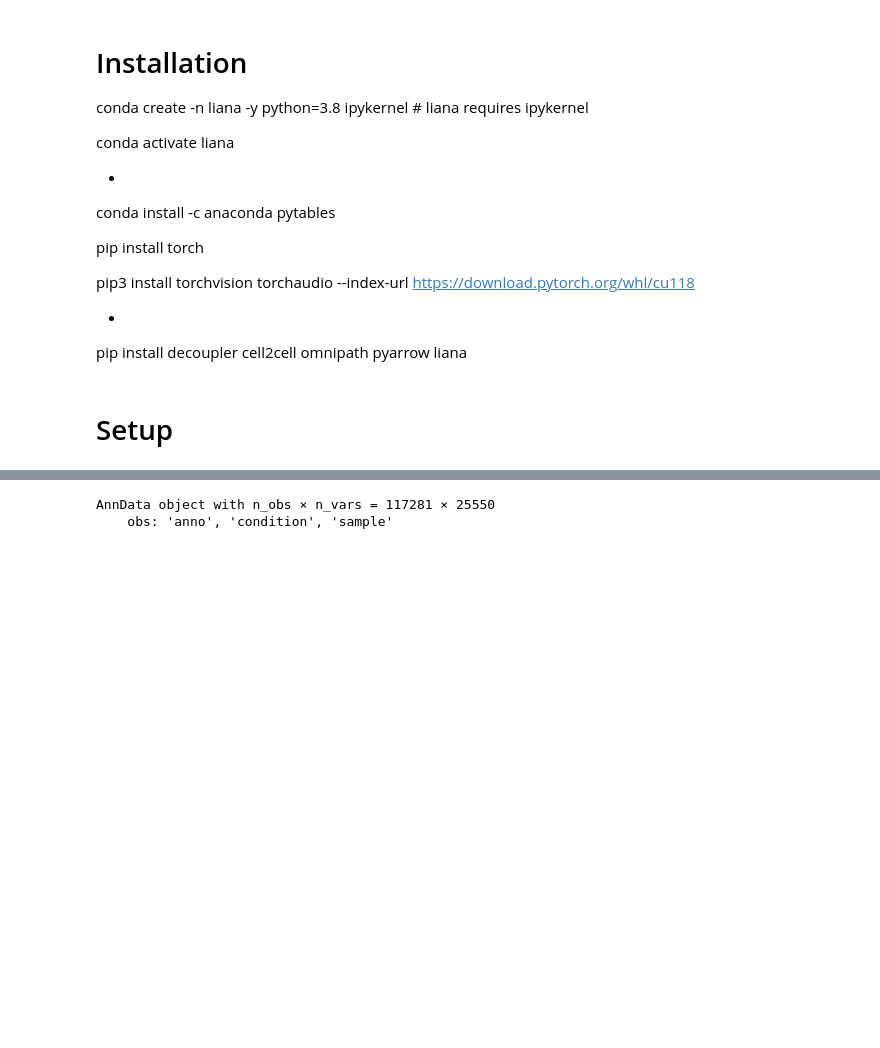
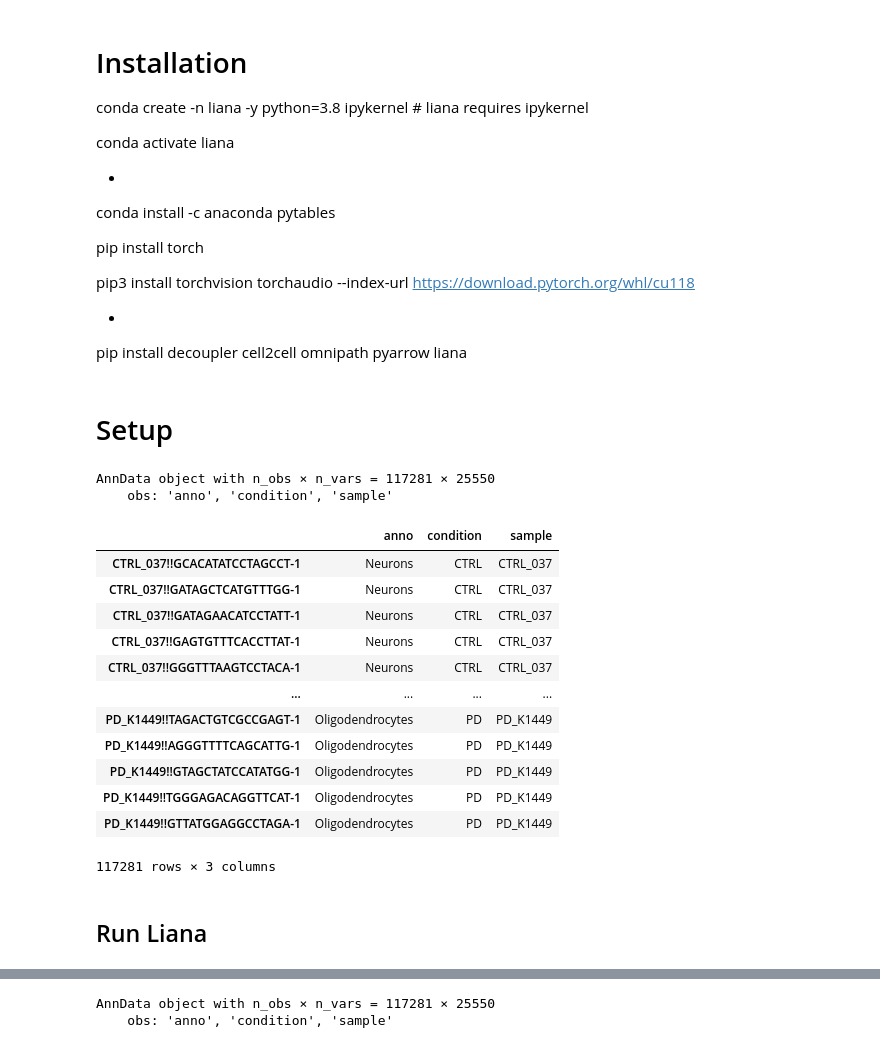
Before and after one commit to rrydbirk/MSAvsPD, a Jupyter notebook: Liana.ipynb, the cells around one changed output, grey strips where cells are left out. Saved outputs shown, nothing was run; the diff lists cells and outputs as text; code cells hidden in the pictures; blank space fills up the shorter version.

```diff
--- a/Liana.ipynb
+++ b/Liana.ipynb
@@ -44,0 +53,27 @@ warnings.simplefilter('ignore', FutureWarning)
+# %%
+adata = ad.AnnData(X = dat.tocsr())
+adata.obs_names = cellIds[0]
+adata.var_names = genes[0]
+adata.obs["anno"] = pd.Categorical(anno[1])
+adata.obs["condition"] = pd.Categorical(condition)
+adata.obs["sample"] = pd.Categorical(sample)
+adata
+# %% [output]
+AnnData object with n_obs × n_vars = 117281 × 25550
+    obs: 'anno', 'condition', 'sample'
+# %%
+adata.obs
+# %% [output]
+|  | anno | condition | sample |
+| CTRL_037!!GCACATATCCTAGCCT-1 | Neurons | CTRL | CTRL_037 |
+| CTRL_037!!GATAGCTCATGTTTGG-1 | Neurons | CTRL | CTRL_037 |
+| CTRL_037!!GATAGAACATCCTATT-1 | Neurons | CTRL | CTRL_037 |
+| CTRL_037!!GAGTGTTTCACCTTAT-1 | Neurons | CTRL | CTRL_037 |
+| CTRL_037!!GGGTTTAAGTCCTACA-1 | Neurons | CTRL | CTRL_037 |
+| ... | ... | ... | ... |
+| PD_K1449!!TAGACTGTCGCCGAGT-1 | Oligodendrocytes | PD | PD_K1449 |
+| PD_K1449!!AGGGTTTTCAGCATTG-1 | Oligodendrocytes | PD | PD_K1449 |
+| PD_K1449!!GTAGCTATCCATATGG-1 | Oligodendrocytes | PD | PD_K1449 |
+| PD_K1449!!TGGGAGACAGGTTCAT-1 | Oligodendrocytes | PD | PD_K1449 |
+| PD_K1449!!GTTATGGAGGCCTAGA-1 | Oligodendrocytes | PD | PD_K1449 |
+117281 rows × 3 columns
@@ -44,0 +83,2 @@ warnings.simplefilter('ignore', FutureWarning)
+# %% [markdown]
+## Run Liana
```
Also changed, not shown: parts of 6 cells of this notebook.
